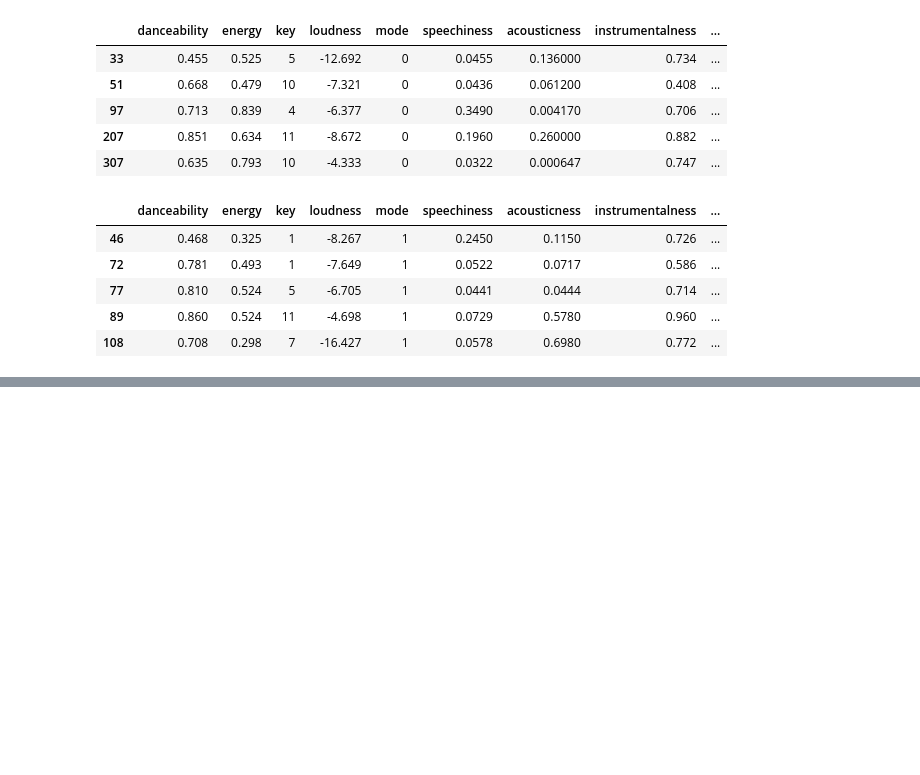
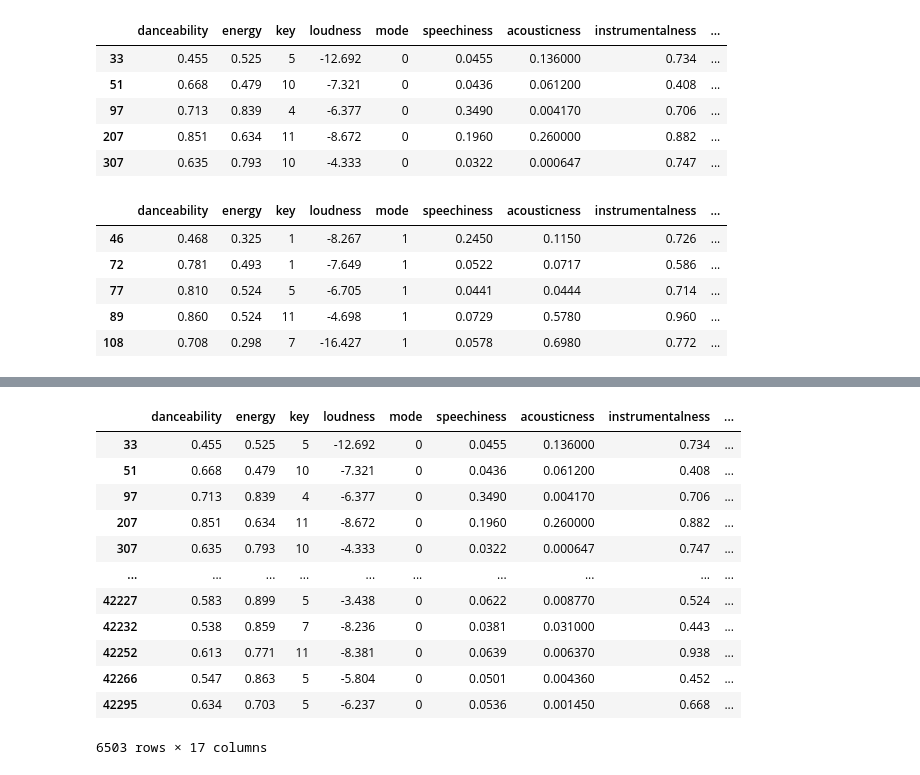
Before and after one commit to t7bui/KMean_Spotify, a Jupyter notebook: Research/research_data.ipynb, the cells around one changed output, grey strips where cells are left out. Cells and saved outputs as stored; diff of their text form; code cells hidden in the pictures; blank space fills up the shorter version.

```diff
--- a/Research/research_data.ipynb
+++ b/Research/research_data.ipynb
@@ -411,0 +442,16 @@ spotify_dataset.loc[spotify_dataset['KMeans with PCA'] == 1][:5]
+# %%
+PCA_0.loc[PCA_0['KMeans No PCA'] == 3]
+# %% [output]
+|  | danceability | energy | key | loudness | mode | speechiness | acousticness | instrumentalness | ... |
+| 33 | 0.455 | 0.525 | 5 | -12.692 | 0 | 0.0455 | 0.136000 | 0.734 | ... |
+| 51 | 0.668 | 0.479 | 10 | -7.321 | 0 | 0.0436 | 0.061200 | 0.408 | ... |
+| 97 | 0.713 | 0.839 | 4 | -6.377 | 0 | 0.3490 | 0.004170 | 0.706 | ... |
+| 207 | 0.851 | 0.634 | 11 | -8.672 | 0 | 0.1960 | 0.260000 | 0.882 | ... |
+| 307 | 0.635 | 0.793 | 10 | -4.333 | 0 | 0.0322 | 0.000647 | 0.747 | ... |
+| ... | ... | ... | ... | ... | ... | ... | ... | ... | ... |
+| 42227 | 0.583 | 0.899 | 5 | -3.438 | 0 | 0.0622 | 0.008770 | 0.524 | ... |
+| 42232 | 0.538 | 0.859 | 7 | -8.236 | 0 | 0.0381 | 0.031000 | 0.443 | ... |
+| 42252 | 0.613 | 0.771 | 11 | -8.381 | 0 | 0.0639 | 0.006370 | 0.938 | ... |
+| 42266 | 0.547 | 0.863 | 5 | -5.804 | 0 | 0.0501 | 0.004360 | 0.452 | ... |
+| 42295 | 0.634 | 0.703 | 5 | -6.237 | 0 | 0.0536 | 0.001450 | 0.668 | ... |
+6503 rows × 17 columns
```
Also changed, not shown: parts of 11 cells of this notebook.
